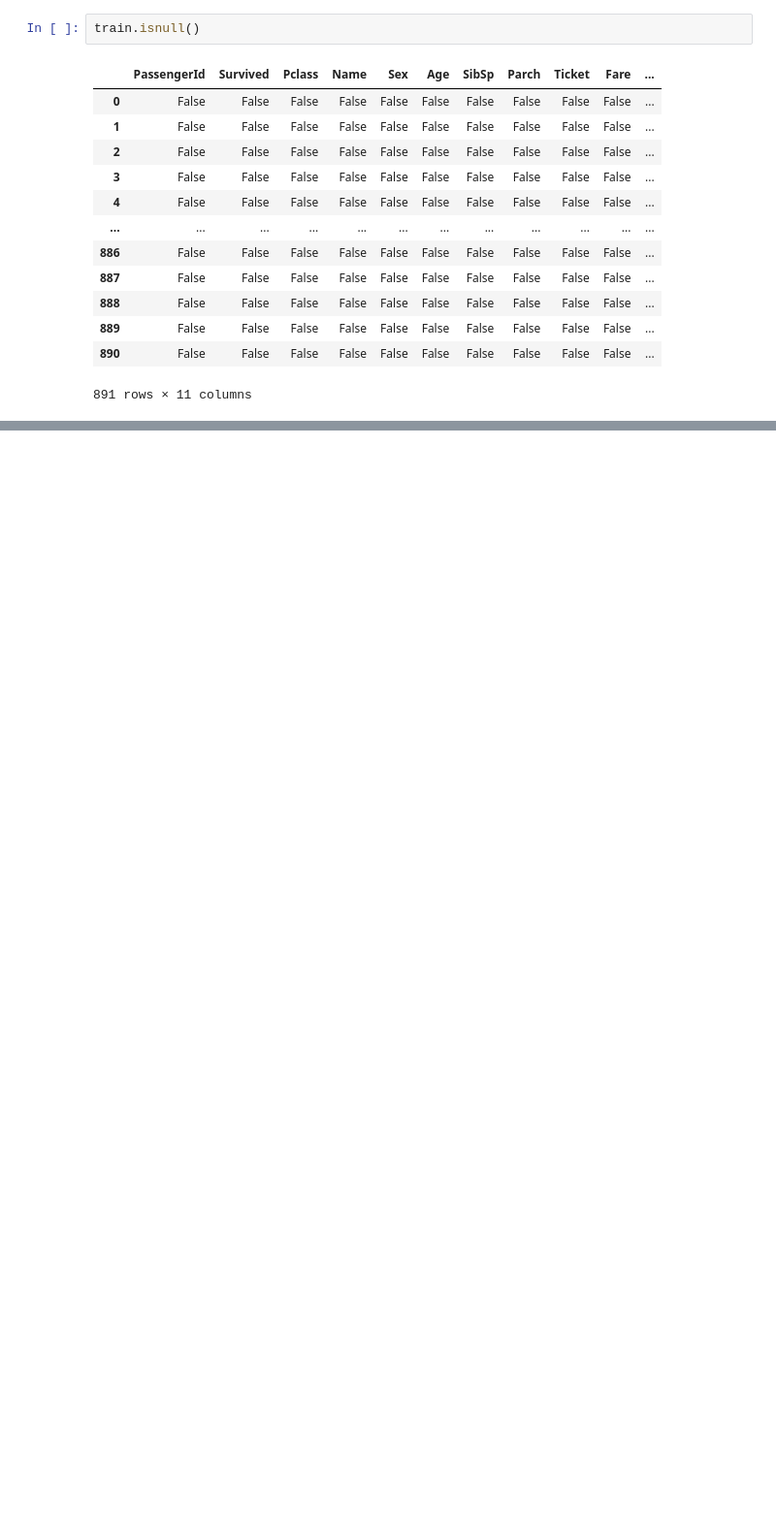
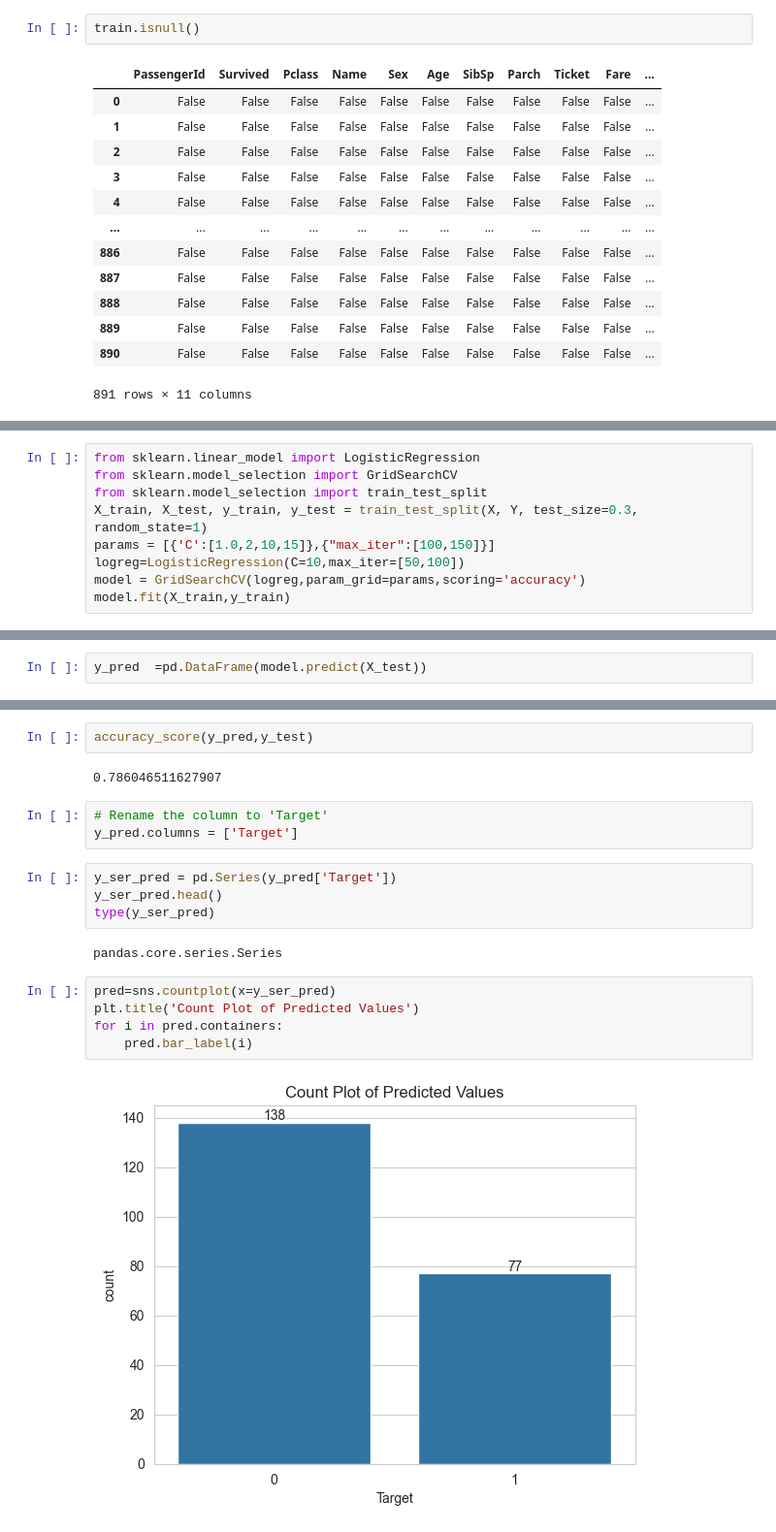
Before and after one commit to MdEhtesham2004/Exploratory-Data-Analysis, a Jupyter notebook: titanic_dataset(EDA)/main.ipynb, the cells around one changed output, grey strips where cells are left out. Shown at 97% size. Cells and saved outputs as stored; diff of their text form; blank space fills up the shorter version.

Commit message:
logisicRegression

```diff
--- a/titanic_dataset(EDA)/main.ipynb
+++ b/titanic_dataset(EDA)/main.ipynb
@@ -194,0 +294,9 @@ train.isnull()
+# %%
+from sklearn.linear_model import LogisticRegression
+from sklearn.model_selection import GridSearchCV
+from sklearn.model_selection import train_test_split
+X_train, X_test, y_train, y_test = train_test_split(X, Y, test_size=0.3, random_state=1)
+params = [{'C':[1.0,2,10,15]},{"max_iter":[100,150]}]
+logreg=LogisticRegression(C=10,max_iter=[50,100])
+model = GridSearchCV(logreg,param_grid=params,scoring='accuracy')
+model.fit(X_train,y_train)
@@ -194,0 +324,2 @@ train.isnull()
+# %%
+y_pred  =pd.DataFrame(model.predict(X_test))
@@ -194,0 +343,20 @@ train.isnull()
+# %%
+accuracy_score(y_pred,y_test)
+# %% [output]
+0.786046511627907
+# %%
+# Rename the column to 'Target'
+y_pred.columns = ['Target']
+# %%
+y_ser_pred = pd.Series(y_pred['Target'])
+y_ser_pred.head()
+type(y_ser_pred)
+# %% [output]
+pandas.core.series.Series
+# %%
+pred=sns.countplot(x=y_ser_pred)
+plt.title('Count Plot of Predicted Values')
+for i in pred.containers:
+    pred.bar_label(i)
+# %% [output]
+[figure, added]
```
Also changed, not shown: parts of 18 cells of this notebook.
